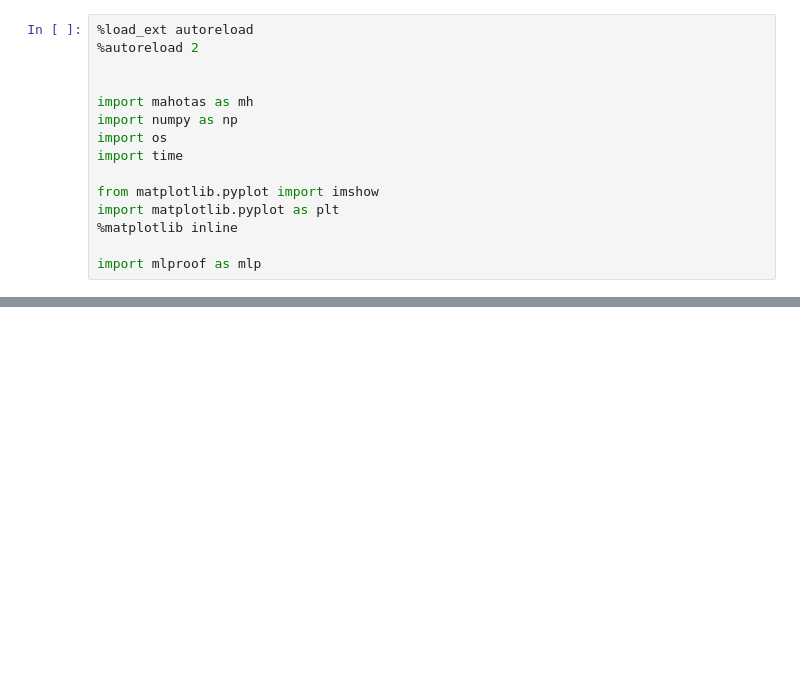
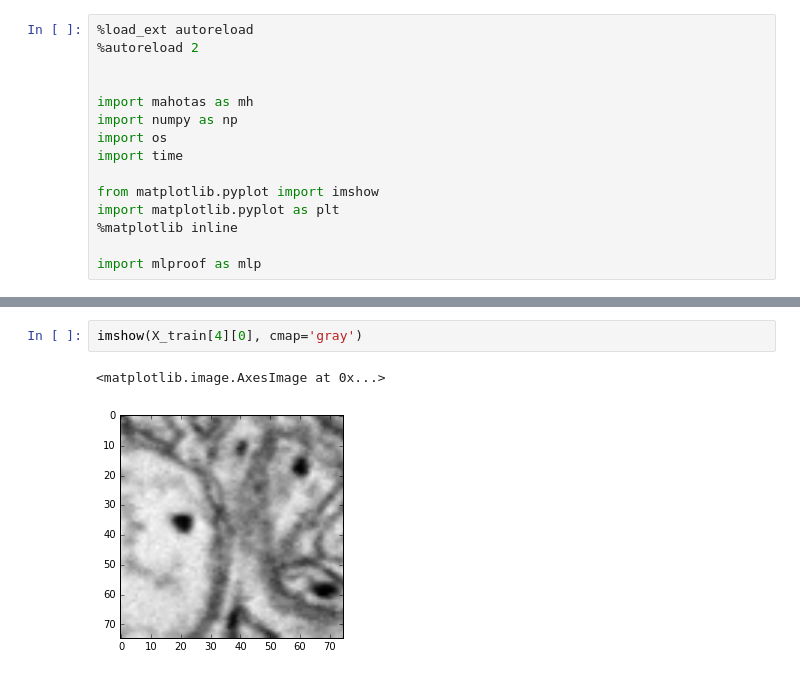
Before and after one commit to SrutiBh/mlproof, a Jupyter notebook: generate_patches_RGB.ipynb, the cells around one changed output, grey strips where cells are left out. Cells and saved outputs as stored; diff of their text form; blank space fills up the shorter version.

```diff
--- a/generate_patches_RGB.ipynb
+++ b/generate_patches_RGB.ipynb
@@ -131,0 +160,5 @@ Loading z00000015.png
+# %%
+imshow(X_train[4][0], cmap='gray')
+# %% [output]
+<matplotlib.image.AxesImage at 0x...>
+[figure, added]
```
Also changed, not shown: parts of 8 cells of this notebook, 8 other files.
